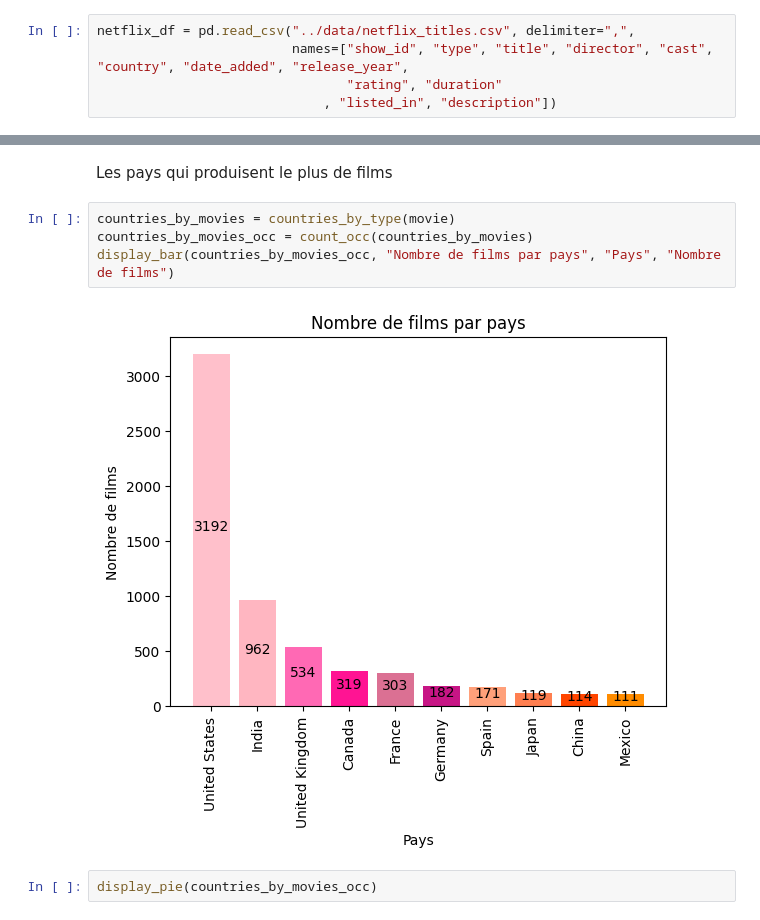
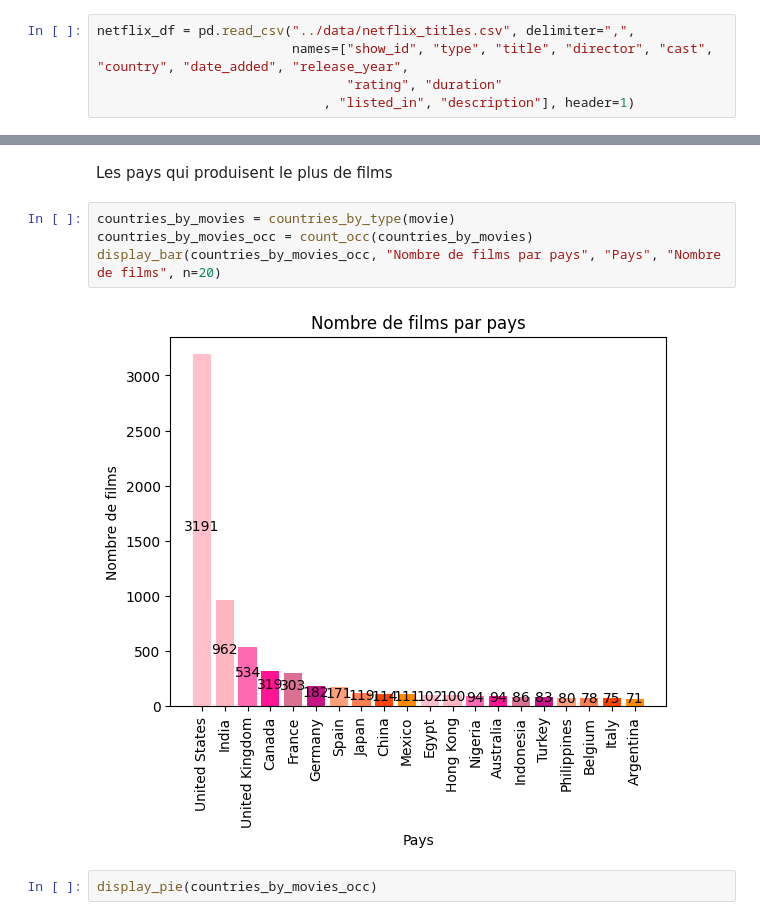
Before and after one commit to hediturki123/netflix-dataset-analysis, a Jupyter notebook: src/projet.ipynb, the cells around one changed output, grey strips where cells are left out. Cells and saved outputs as stored; diff of their text form.

```diff
--- a/src/projet.ipynb
+++ b/src/projet.ipynb
@@ -8,7 +8,7 @@ Lecture du dataset
 netflix_df = pd.read_csv("../data/netflix_titles.csv", delimiter=",",
                          names=["show_id", "type", "title", "director", "cast", "country", "date_added", "release_year",
                                 "rating", "duration"
-                             , "listed_in", "description"])
+                             , "listed_in", "description"], header=1)
 # %% [markdown]
 Nettoyage des données : supprimer les NaN
 # %%
@@ -105,9 +109,9 @@ Les pays qui produisent le plus de films
 # %%
 countries_by_movies = countries_by_type(movie)
 countries_by_movies_occ = count_occ(countries_by_movies)
-display_bar(countries_by_movies_occ, "Nombre de films par pays", "Pays", "Nombre de films")
+display_bar(countries_by_movies_occ, "Nombre de films par pays", "Pays", "Nombre de films", n=20)
 # %% [output]
-[figure, old version]
+[figure, new version]
 # %%
 display_pie(countries_by_movies_occ)
 # %% [output]
```
Also changed, not shown: parts of 22 cells of this notebook, 2 other files.
